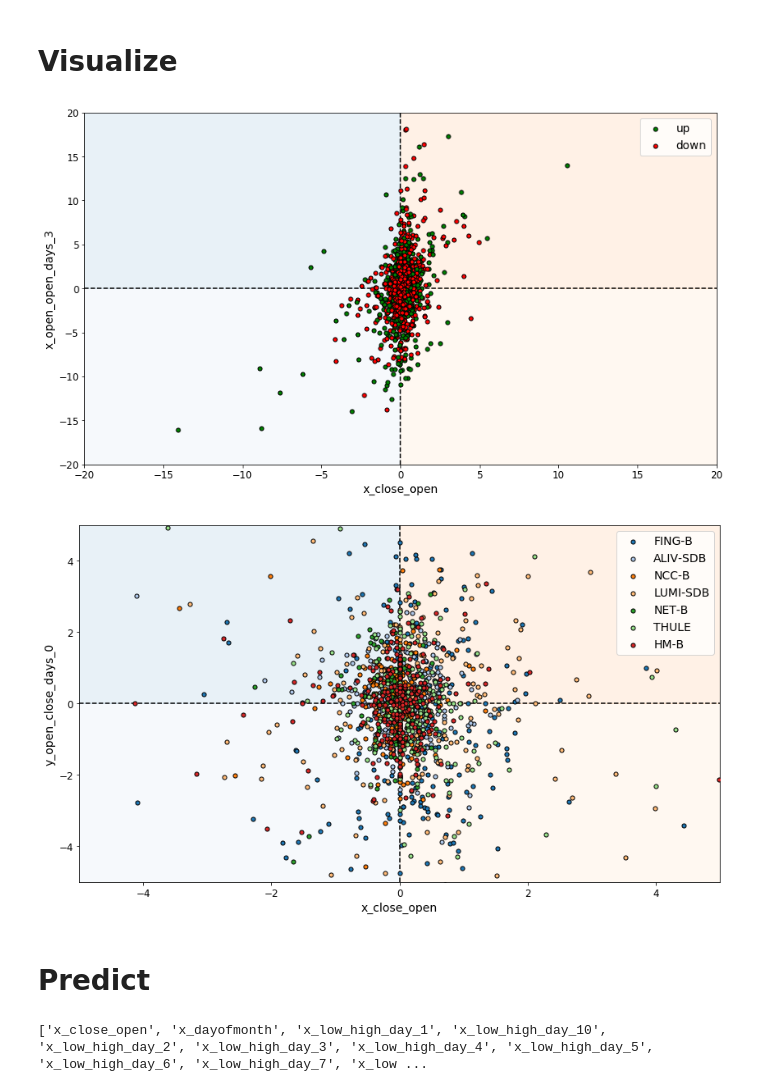
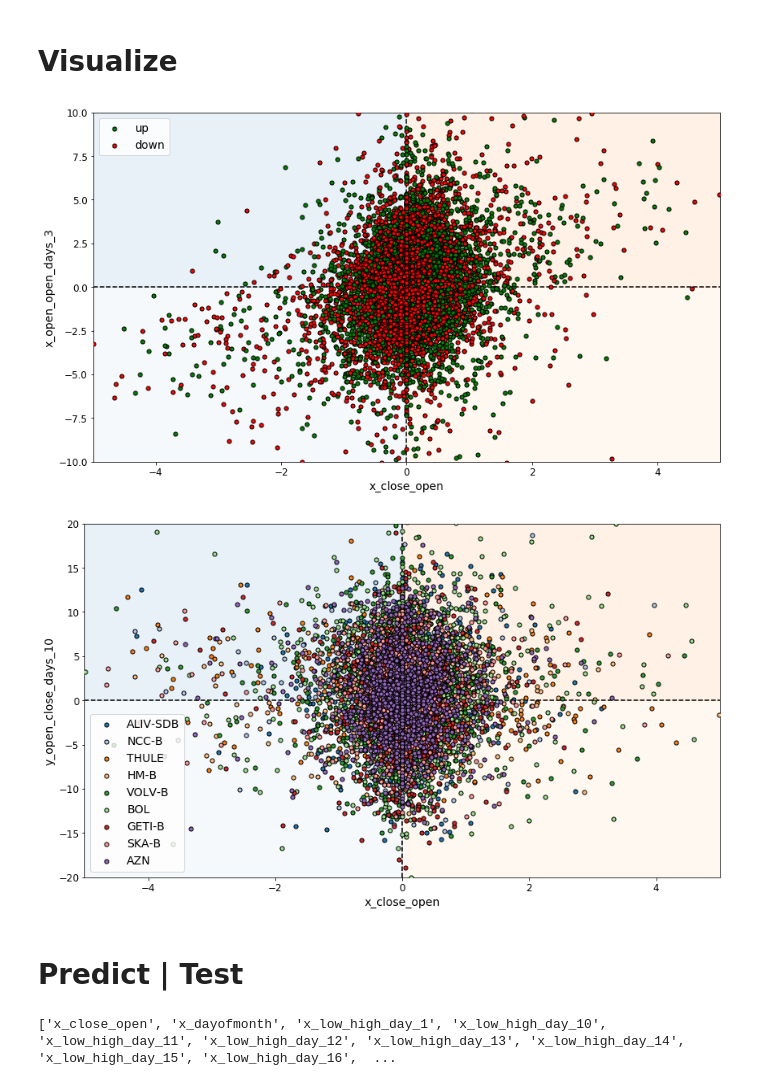
Before and after one commit to Hjartarson/stock-market, a Jupyter notebook: make-prediction.ipynb, the cells around one changed output. Saved outputs shown, nothing was run; the diff lists cells and outputs as text; code cells hidden in the pictures.

```diff
--- a/make-prediction.ipynb
+++ b/make-prediction.ipynb
@@ -30,7 +31,8 @@ Style set
 # %% [markdown]
 # Data
 # %%
-df = pd.read_pickle(os.path.join('data','quote=FING-BALIV-SDBNCC-BLUMI-SDBNET-BTHULEHM-B&start=2016-10-10&end=2017-10-06&interval=1440min.pkl'))
+fn = 'quote=ALIV-SDBNCC-BTHULEHM-BVOLV-BBOLGETI-BSKA-BAZN&start=2012-10-15&end=2017-10-13&interval=1440min.pkl'
+df = pd.read_pickle(os.path.join('data',fn))
 stocks = df['stock'].unique()
 df_arr = {}
 for stock in stocks:
@@ -46,0 +51,25 @@ HM-B
+# %%
+# ADD OPENING PRICE MANUALLY
+last_day =df_arr[stocks[0]].tail(1).index
+predict_day = pd.to_datetime('2017-10-16 17:30:00')
+open_prices = {'ALIV-SDB':np.nan,
+              'NCC-B':np.nan,
+              'THULE':np.nan,
+              'HM-B':np.nan,
+              'VOLV-B':np.nan,
+              'BOL':np.nan,
+              'GETI-B':np.nan,
+              'SKA-B':np.nan,
+              'AZN':np.nan}
+
+for stock in stocks:
+    if open_prices[stock] is np.nan:
+        open_price = df_arr[stock].tail(1)['close'].values[0]
+    else:
+        open_price = open_prices[stock]
+    dft = pd.DataFrame([[open_price, np.nan, np.nan, np.nan, np.nan]],
+                       columns=['open','high','low','close','volume'],
+                       index=[predict_day])
+
+    df_arr[stock] = df_arr[stock].append(dft)
+    display(df_arr[stock].tail(1))
@@ -47,13 +95,15 @@ HM-B
 # %%
 # Add features
 for stock in stocks:
-    df_arr[stock] = df_arr[stock].pipe(feat.add_input_variables,days=10)
+    df_arr[stock] = df_arr[stock].pipe(feat.add_input_variables,days=30)
     df_arr[stock] = df_arr[stock].pipe(feat.add_output_variables,days=10)
-    df_arr[stock] = df_arr[stock].join(df_arr[stock]['y_open_close_days_0'].pipe(feat.to_bin))
+
     df_arr[stock] = df_arr[stock].join(df_arr[stock]['x_open_open_day_1'].pipe(feat.to_bin))
     df_arr[stock] = df_arr[stock].join(df_arr[stock]['x_open_open_day_1_up'].pipe(feat.up_down_streak))
 # %%
 for stock in stocks:
+    df_arr[stock]['x_volume'] = df_arr[stock]['volume']
+    # SEASONALITY?
     df_arr[stock]['x_weekday'] = df_arr[stock].index.weekday
     df_arr[stock]['x_month'] = df_arr[stock].index.month
     df_arr[stock]['x_year'] = df_arr[stock].index.year
@@ -64,26 +114,27 @@ for stock in stocks:
 # %%
 f, ax = plt.subplots(1,1)
 x = 'x_close_open'
 y = 'x_open_open_days_3'
+c = 'y_open_close_days_0_up'
 
 for stock in stocks:
     df = df_arr[stock].copy()
     #print('Neg:',df_sel[df_sel[x]<0][y].replace(np.inf,np.nan).dropna().mean())
     #print('Pos:',df_sel[df_sel[x]>0][y].replace(np.inf,np.nan).dropna().mean())
-    df[df['y_open_close_days_0_up']==1].plot(ax=ax,kind='scatter',x=x,y=y,s=26,color='g',edgecolor='black',zorder=3)
-    df[df['y_open_close_days_0_up']==0].plot(ax=ax,kind='scatter',x=x,y=y,s=26,color='r',edgecolor='black',zorder=3)
+    df[df[c]==1].plot(ax=ax,kind='scatter',x=x,y=y,s=26,color='g',edgecolor='black',zorder=3)
+    df[df[c]==0].plot(ax=ax,kind='scatter',x=x,y=y,s=26,color='r',edgecolor='black',zorder=3)
 
-x_width = 20
-y_width = 20
+x_width = 5
+y_width = 10
 ax.legend(['up','down'])
 ax.set_title('')
 pl.color_quantiles(ax,x_width,y_width)
 # %% [output]
-[figure, old version]
+[figure, new version]
 # %%
 f, ax = plt.subplots(1,1)
 x = 'x_close_open'
-y = 'y_open_close_days_0'
+y = 'y_open_close_days_10'
 tableau = style.get_tableau()
 
 for nr,stock in enumerate(stocks):
@@ -93,17 +144,17 @@ for nr,stock in enumerate(stocks):
     df.plot(ax=ax,kind='scatter',x=x,y=y,s=26,edgecolor='black', color=tableau[nr],zorder=3)
 
 x_width = 5
-y_width = 5
+y_width = 20
 ax.legend(stocks)
 ax.set_title('')
 pl.color_quantiles(ax,x_width,y_width)
 # %% [output]
-[figure, old version]
+[figure, new version]
 # %% [markdown]
-# Predict
+# Predict | Test
 # %%
 # What variables
 x_var = [x for x in np.unique(df_arr[stocks[0]].columns) if 'x_' in x]
 print(x_var)
 # %% [output]
-['x_close_open', 'x_dayofmonth', 'x_low_high_day_1', 'x_low_high_day_10', 'x_low_high_day_2', 'x_low_high_day_3', 'x_low_high_day_4', 'x_low_high_day_5', 'x_low_high_day_6', 'x_low_high_day_7', 'x_low ...
+['x_close_open', 'x_dayofmonth', 'x_low_high_day_1', 'x_low_high_day_10', 'x_low_high_day_11', 'x_low_high_day_12', 'x_low_high_day_13', 'x_low_high_day_14', 'x_low_high_day_15', 'x_low_high_day_16',  ...
```
Also changed, not shown: parts of 14 cells of this notebook, 18 other files.
